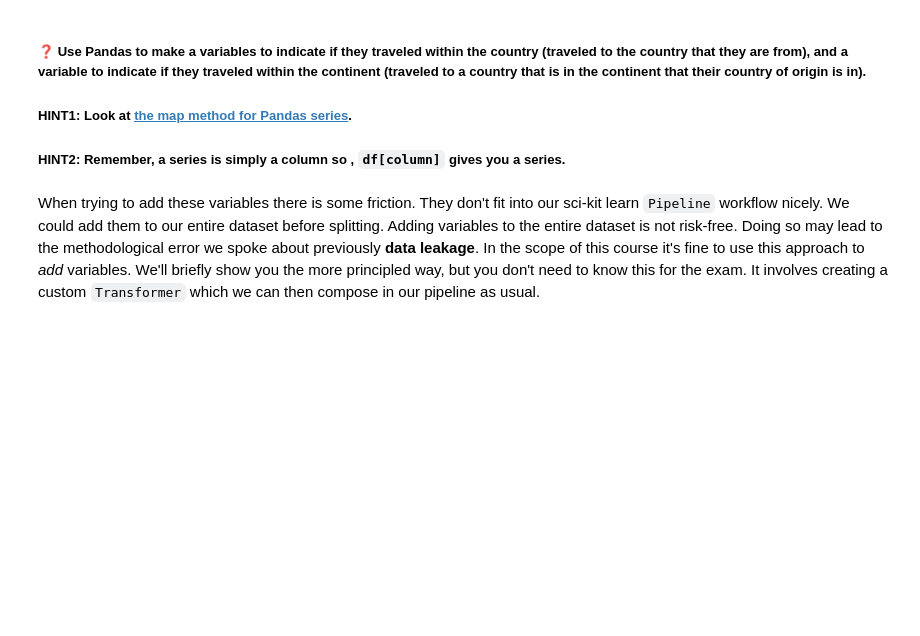
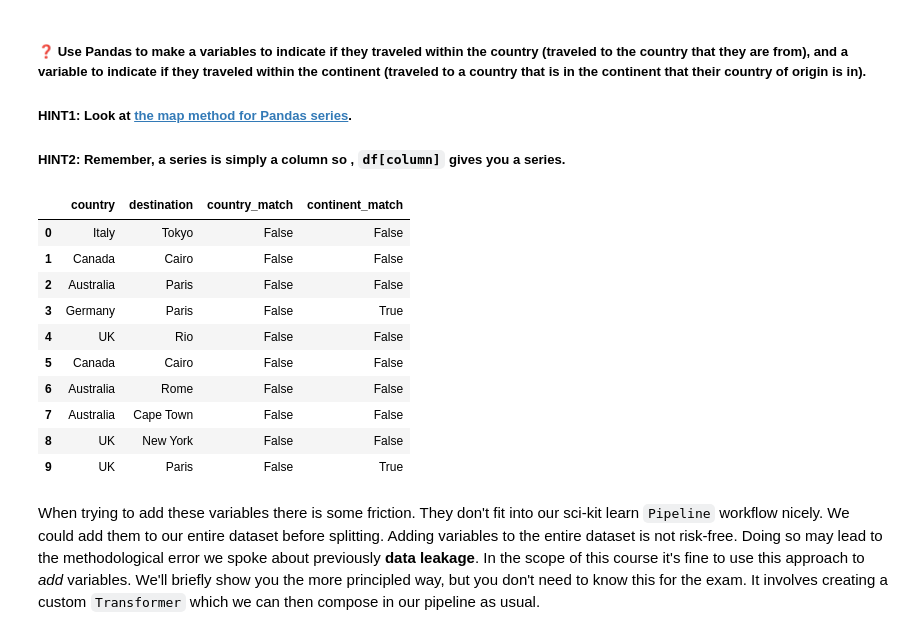
Before and after one commit to jmtiucll/daml-2627-student, a Jupyter notebook: lab6_ti/lab_6_machine_learning_pt3.ipynb, the cells around one changed output. Cells and saved outputs as stored; diff of their text form; code cells hidden in the pictures; blank space fills up the shorter version.

```diff
--- a/lab6_ti/lab_6_machine_learning_pt3.ipynb
+++ b/lab6_ti/lab_6_machine_learning_pt3.ipynb
@@ -287,3 +352,27 @@ destination_to_continent = {
+# %%
+# Op een kopie werken zodat X_train / X_test (die al gesplitst zijn) niet veranderen
+travel_with_matches = travel_dataset.copy()
+
+destination_country = travel_with_matches["destination"].map(destination_to_country)
+travel_with_matches["country_match"] = travel_with_matches["country"] == destination_country
+
+origin_continent = travel_with_matches["country"].map(country_to_continent)
+destination_continent = travel_with_matches["destination"].map(destination_to_continent)
+travel_with_matches["continent_match"] = origin_continent == destination_continent
+
+travel_with_matches[["country", "destination", "country_match", "continent_match"]].head(10)
+# %% [output]
+|  | country | destination | country_match | continent_match |
+| 0 | Italy | Tokyo | False | False |
+| 1 | Canada | Cairo | False | False |
+| 2 | Australia | Paris | False | False |
+| 3 | Germany | Paris | False | True |
+| 4 | UK | Rio | False | False |
+| 5 | Canada | Cairo | False | False |
+| 6 | Australia | Rome | False | False |
+| 7 | Australia | Cape Town | False | False |
+| 8 | UK | New York | False | False |
+| 9 | UK | Paris | False | True |
 # %% [markdown]
 When trying to add these variables there is some friction. They don't fit into our sci-kit learn `Pipeline` workflow nicely. We could add them to our entire dataset before splitting. Adding variables to the entire dataset is not risk-free. Doing so may lead to the methodological error we spoke about previously **data leakage**. In the scope of this course it's fine to use this approach to *add* variables. We'll briefly show you the more principled way, but you don't need to know this for the exam. It involves creating a custom `Transformer` which we can then compose in our pipeline as usual.
 # %%
```
Also changed, not shown: parts of 46 cells of this notebook.
